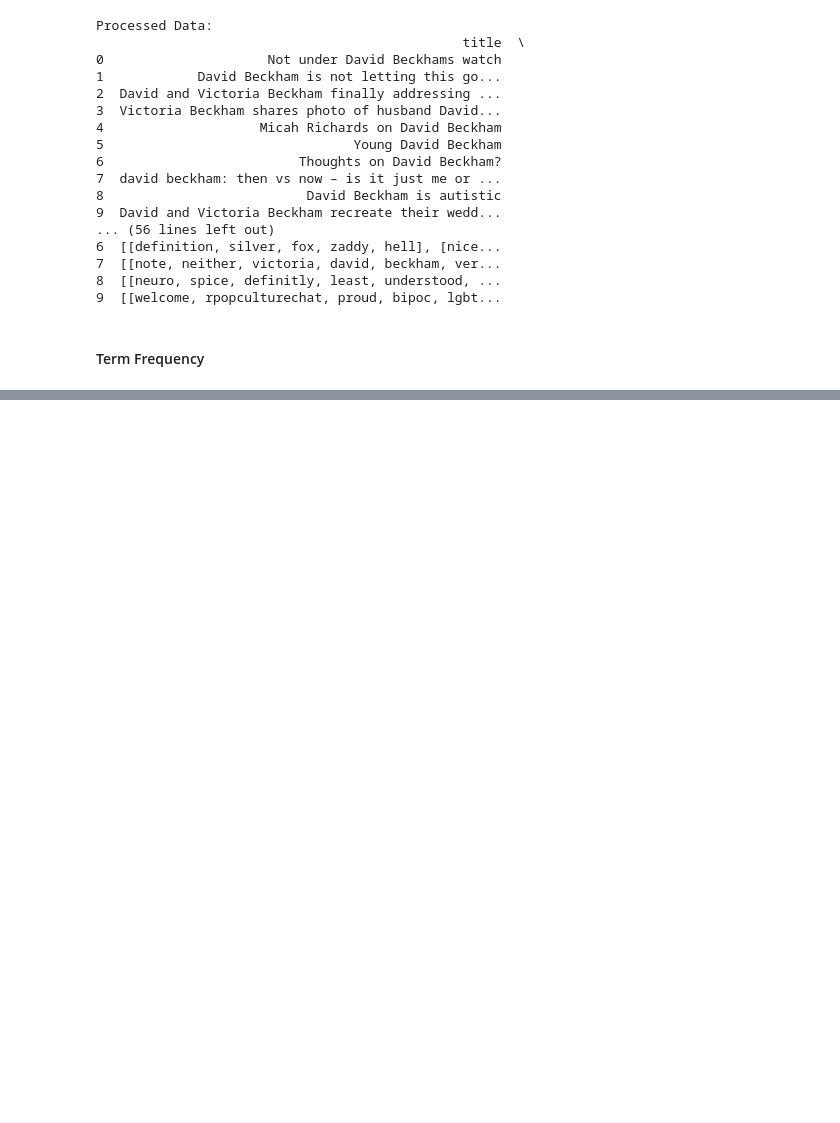
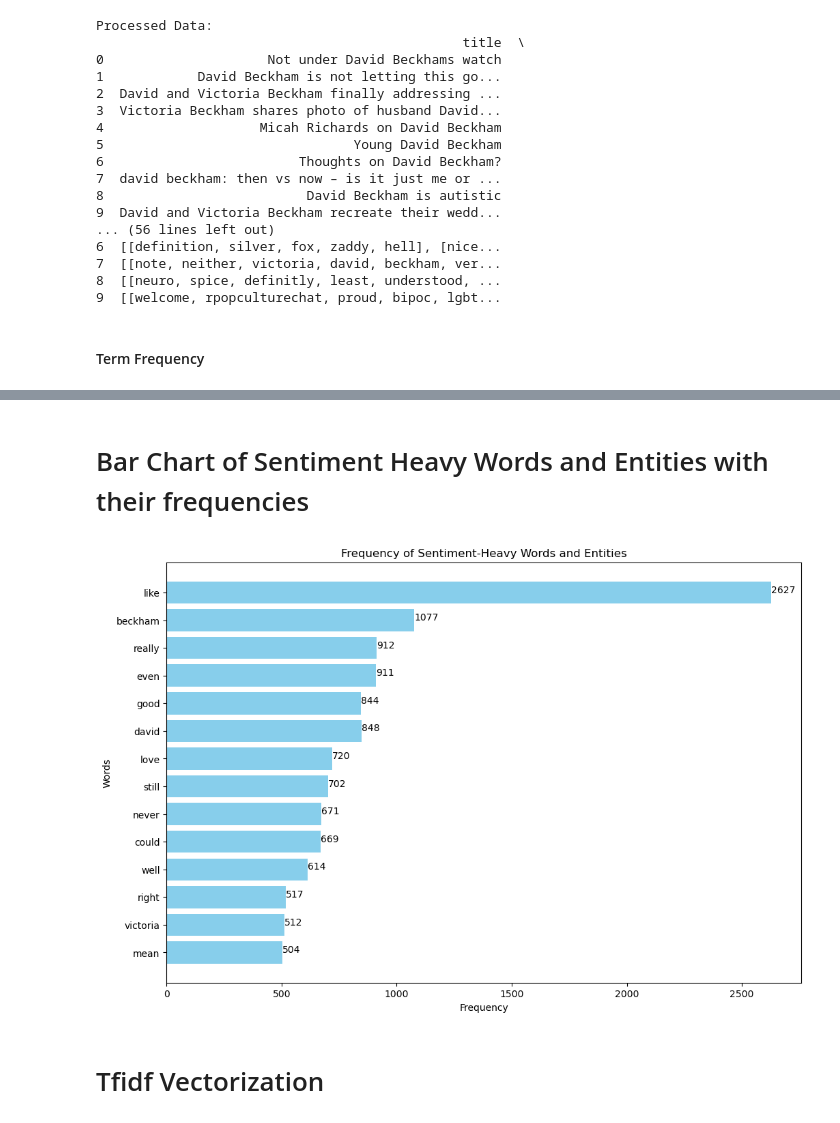
Before and after one commit to hinton024/Assignment-2-Social-media-and-network-analytics, a Jupyter notebook: Reddit_Preprocessing.ipynb, the cells around one changed output, grey strips where cells are left out. Drawn from its saved outputs; the diff is of its cells as text; code cells hidden in the pictures; blank space fills up the shorter version.

```diff
--- a/Reddit_Preprocessing.ipynb
+++ b/Reddit_Preprocessing.ipynb
@@ -177,0 +215,33 @@ though: 444
+# %% [markdown]
+# Bar Chart of Sentiment Heavy Words and Entities with their frequencies
+# %%
+# Visualizing the sentiment heavy words and entities and their frequencies as values
+
+# List of words and their frequencies
+words = [
+    'like', 'beckham', 'really', 'even', 'good', 'david', 'love',
+    'still', 'never', 'could', 'well', 'right', 'victoria', 'mean'
+]
+
+frequencies = [
+    2627, 1077, 912, 911, 844, 848, 720,
+    702, 671, 669, 614, 517, 512, 504
+]
+
+
+# Plotting the bar chart
+plt.figure(figsize=(12,8))
+plt.barh(words, frequencies, color='skyblue')
+plt.xlabel('Frequency')
+plt.ylabel('Words')
+plt.title('Frequency of Sentiment-Heavy Words and Entities')
+plt.gca().invert_yaxis()  # Inverting y axis to have the most frequent word on top
+
+# Adding frequencies next to the bars  # Adding frequencies next to the bar
+for index, value in enumerate(frequencies):
+    plt.text(value, index, str(value))
+plt.show()
+# %% [output]
+[figure, added]
+# %% [markdown]
+# Tfidf Vectorization
```
Also changed, not shown: parts of 13 cells of this notebook.
